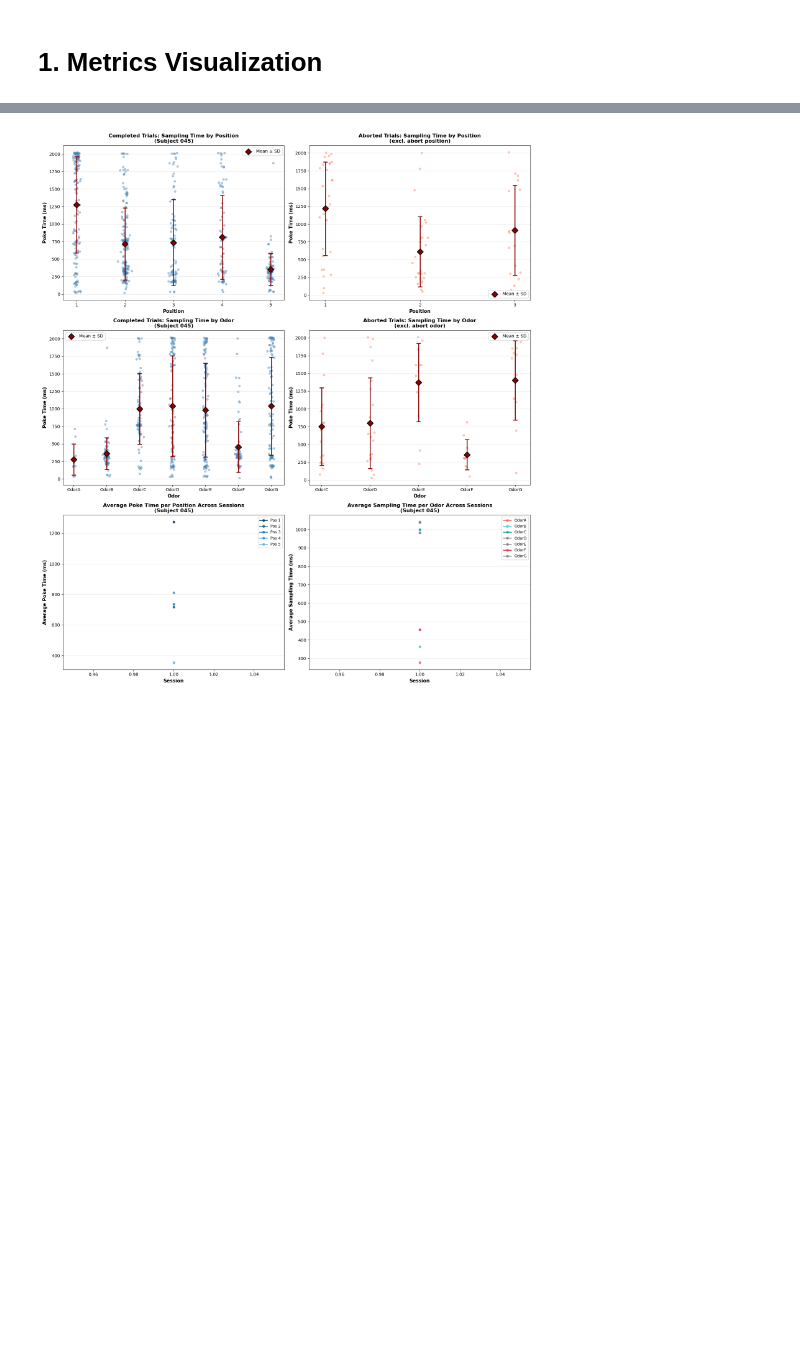
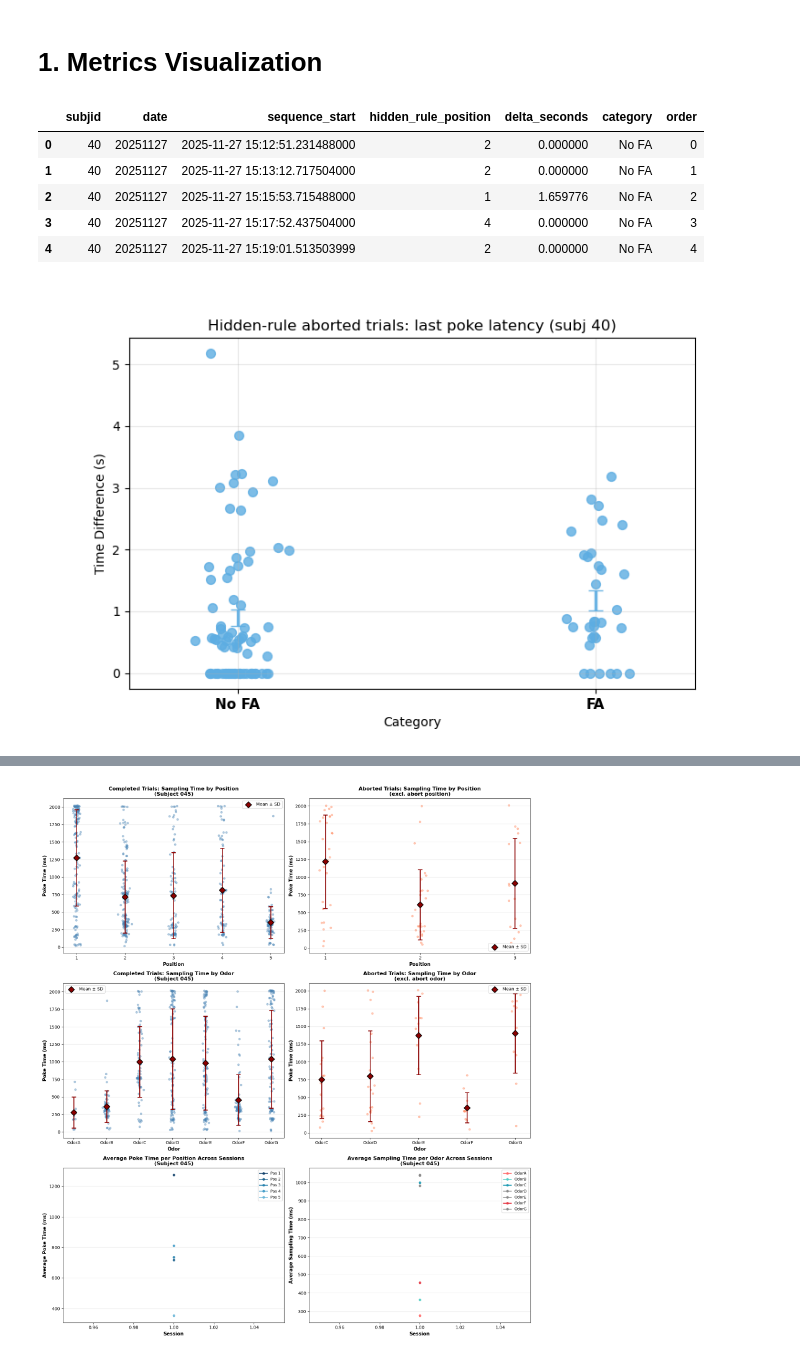
Before and after one commit to SainsburyWellcomeCentre/hypnose-analysis, a Jupyter notebook: notebooks/behavior_visualization.ipynb, the cells around one changed output, grey strips where cells are left out. Cells and saved outputs as stored; diff of their text form; code cells hidden in the pictures; blank space fills up the shorter version.

```diff
--- a/notebooks/behavior_visualization.ipynb
+++ b/notebooks/behavior_visualization.ipynb
@@ -38,3 +41,19 @@ fig, axes = plot_fa_ratio_by_hr_position(subjid, dates=dates, fa_types='FA_time_
 # Plot FA Ratio by Abortion Odor (comparing HR vs No HR trials)
 # Shows FA distribution across aborted sequences grouped by the odor where abortion occurred
 fig, axes = plot_fa_ratio_by_abort_odor(subjid, dates=dates, fa_types='FA_time_in')
+# %%
+# Hidden-rule aborted trials: latency from HR poke end to final poke end
+fig, ax, df_hr_gap = plot_hidden_rule_abort_poke_gap(
+    subjid=40,
+    dates=[20251127],
+    fa_types=["FA_time_in", "FA_time_out"],
+    figsize=(8, 5),
+)
+# %% [output]
+|  | subjid | date | sequence_start | hidden_rule_position | delta_seconds | category | order |
+| 0 | 40 | 20251127 | 2025-11-27 15:12:51.231488000 | 2 | 0.000000 | No FA | 0 |
+| 1 | 40 | 20251127 | 2025-11-27 15:13:12.717504000 | 2 | 0.000000 | No FA | 1 |
+| 2 | 40 | 20251127 | 2025-11-27 15:15:53.715488000 | 1 | 1.659776 | No FA | 2 |
+| 3 | 40 | 20251127 | 2025-11-27 15:17:52.437504000 | 4 | 0.000000 | No FA | 3 |
+| 4 | 40 | 20251127 | 2025-11-27 15:19:01.513503999 | 2 | 0.000000 | No FA | 4 |
+[figure, added]
```
Also changed, not shown: parts of 2 cells of this notebook, 1 other file.
